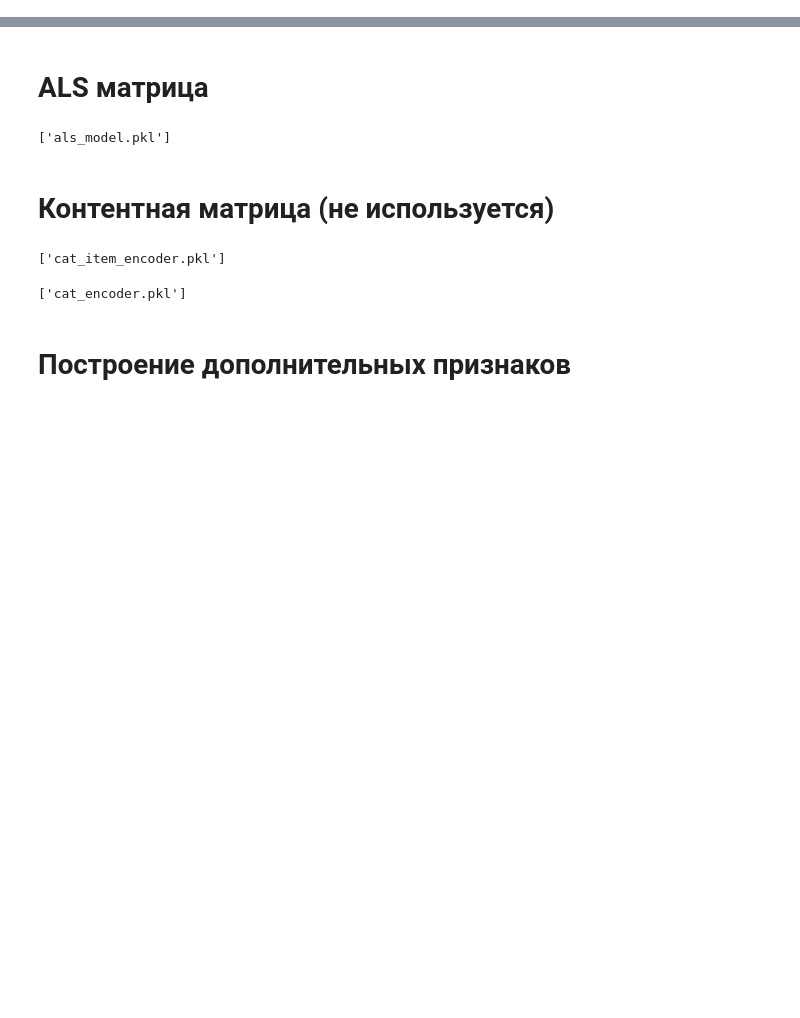
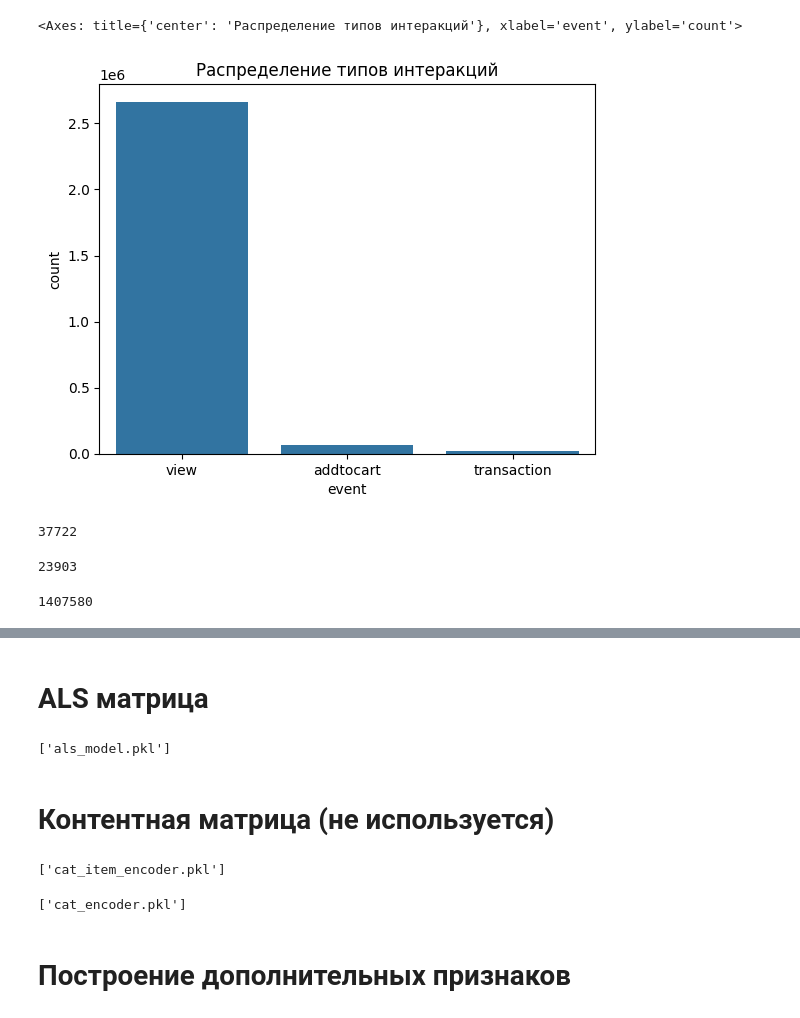
Before and after one commit to tim-gur/mle-final, a Jupyter notebook: model_exp.ipynb, the cells around one changed output, grey strips where cells are left out. Cells and saved outputs as stored; diff of their text form; code cells hidden in the pictures; blank space fills up the shorter version.

```diff
--- a/model_exp.ipynb
+++ b/model_exp.ipynb
@@ -0,0 +72,43 @@
+# %%
+import pandas as pd
+
+events = pd.read_csv('events.csv')
+events['date'] = pd.to_datetime(events['timestamp'], unit='ms')
+events = events.drop(columns=['timestamp'])
+# %%
+# распределение типов интеракций
+import seaborn as sns
+import matplotlib.pyplot as plt
+
+df_agg = events['event'].value_counts().reset_index(name='count')
+
+fig2, ax = plt.subplots()
+ax.set_title('Распределение типов интеракций')
+sns.barplot(
+    data=df_agg,
+    x='event',
+    y='count'
+)
+# %% [output]
+<Axes: title={'center': 'Распределение типов интеракций'}, xlabel='event', ylabel='count'>
+[figure, added]
+# %%
+# кол-во юзеров с добавлением в корзину
+
+un = events[events['event'] == 'addtocart']
+un['visitorid'].nunique()
+# %% [output]
+37722
+# %%
+# кол-во айтемов с добавлением в корзину
+
+un = events[events['event'] == 'addtocart']
+un['itemid'].nunique()
+# %% [output]
+23903
+# %%
+# общее кол-во юзеров
+
+events['visitorid'].nunique()
+# %% [output]
+1407580
```
Also changed, not shown: parts of 17 cells of this notebook, 9 other files.
